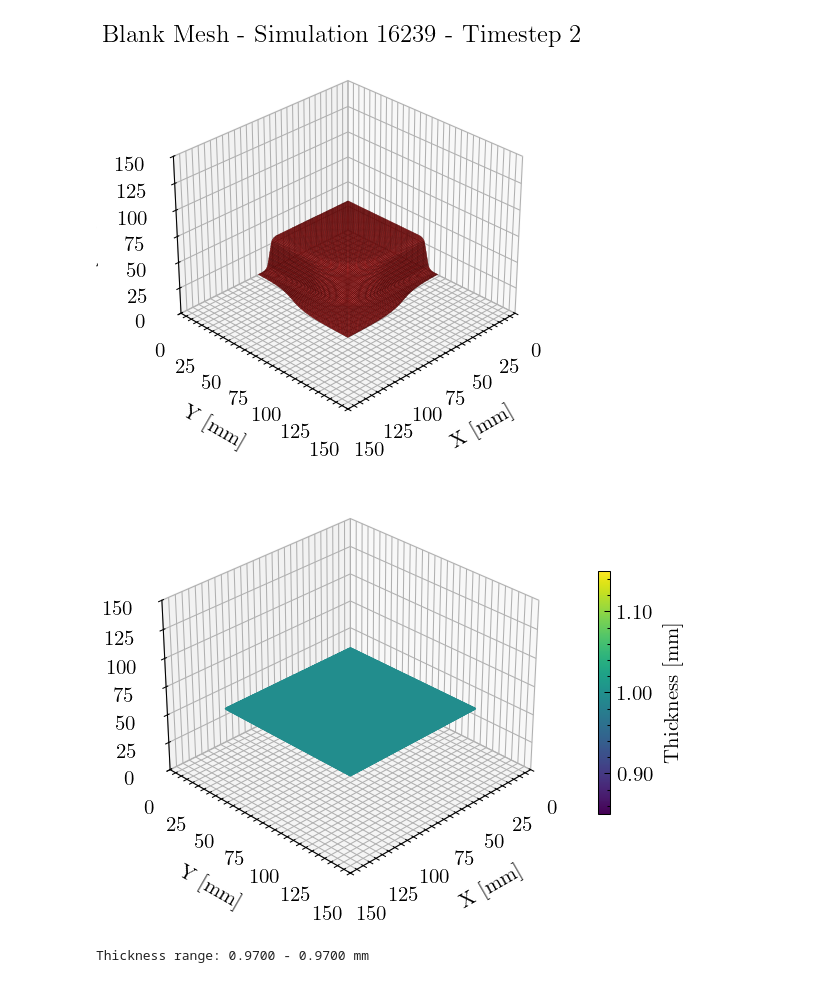
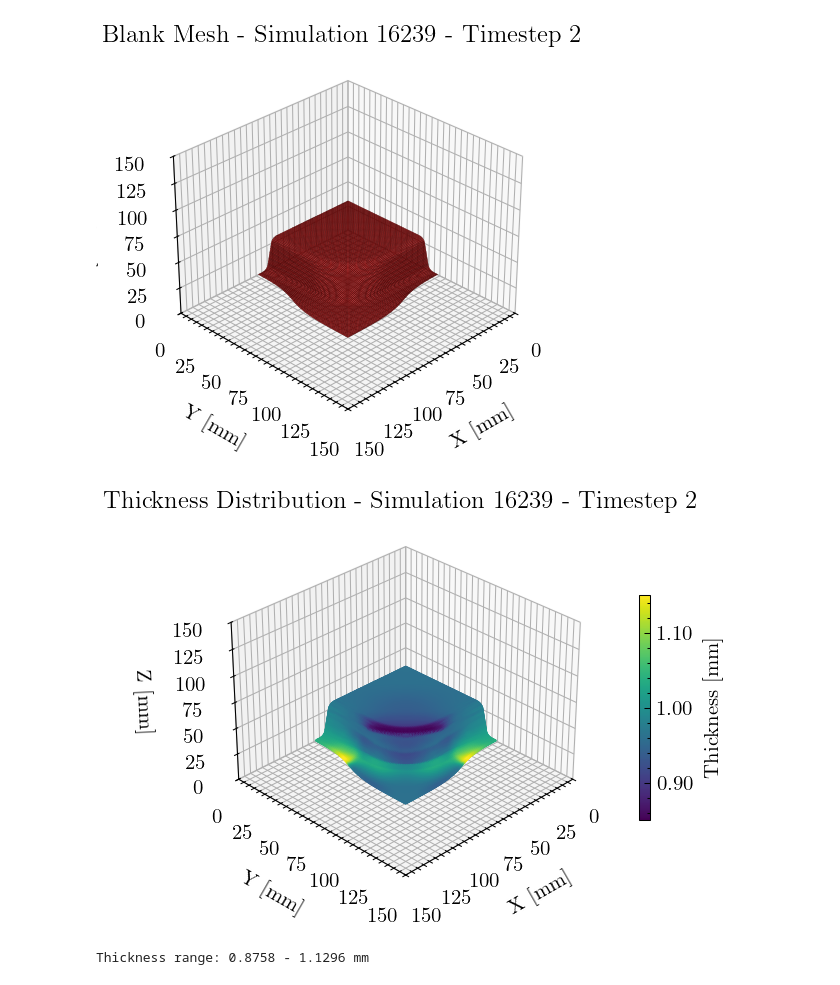
Before and after one commit to BaumSebastian/DDACS, a Jupyter notebook: examples/dataset_demo.ipynb, the cells around one changed output. Cells and saved outputs as stored; diff of their text form; code cells hidden in the pictures.

Commit message:
executed for images

```diff
--- a/examples/dataset_demo.ipynb
+++ b/examples/dataset_demo.ipynb
@@ -295,40 +295,40 @@ Mesh: 11236 vertices, 22050 faces
 from matplotlib import ticker
 
 # Thickness visualization
-timestep = 0 # TIMESTEP_MAX_FORMING
+timestep = TIMESTEP_MAX_FORMING
 vertices, triangles = extract_mesh(h5_path, 'blank', timestep=timestep)
 thickness = extract_element_thickness(h5_path, 'blank', timestep=timestep)
 # Map element data to triangles
 thickness_per_triangle = np.repeat(thickness, 2)[:len(triangles)]
 
 fig = plt.figure(figsize=FIGURE_SIZE, dpi=FIGURE_DPI)
 ax = fig.add_subplot(111, projection='3d')
 
 faces = vertices[triangles]
 norm_thickness = (thickness_per_triangle - thickness.min()) / (thickness.max() + 0.00001 - thickness.min())
 colors = plt.cm.viridis(norm_thickness)
 collection = Poly3DCollection(faces, facecolors=colors, edgecolors=colors, alpha=1)
 ax.add_collection3d(collection)
 ax.plot_surface
 # Add colorbar
 sm = plt.cm.ScalarMappable(cmap='viridis', norm=plt.Normalize(0.85, 1.15))
 cbar = plt.colorbar(sm, ax=ax, shrink=0.6)
 cbar.ax.yaxis.set_major_formatter(ticker.FormatStrFormatter('%.2f'))
 cbar.set_label('Thickness [mm]')
 
-#ax.set_title(f'Thickness Distribution - Simulation {sim_id} - Timestep {timestep}')
+ax.set_title(f'Thickness Distribution - Simulation {sim_id} - Timestep {timestep}')
 ax.set_xlabel('X [mm]')
 ax.set_ylabel('Y [mm]')
 ax.set_zlabel('Z [mm]')
 ax.set_xlim(AXIS_LIMITS)
 ax.set_ylim(AXIS_LIMITS)
 ax.set_zlim(AXIS_LIMITS)
 ax.view_init(VIEW_ELEVATION, VIEW_AZIMUTH)
 plt.tight_layout()
 plt.savefig(f"../doc/images/thickness_{timestep}.png")
 plt.show()
 
 print(f"Thickness range: {thickness.min():.4f} - {thickness.max():.4f} mm")
 # %% [output]
-[figure, old version]
+[figure, new version]
-Thickness range: 0.9700 - 0.9700 mm
+Thickness range: 0.8758 - 1.1296 mm
```
